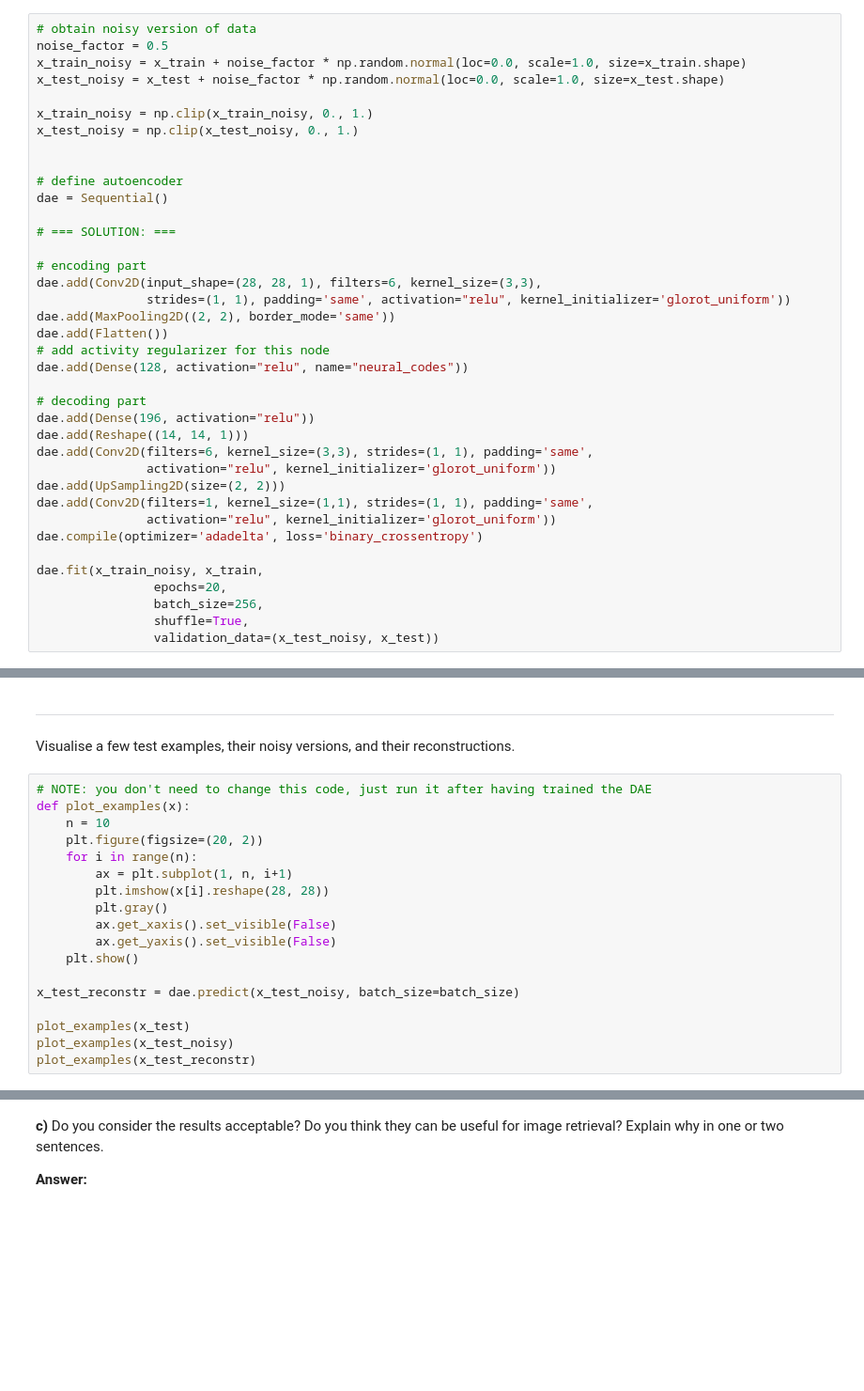
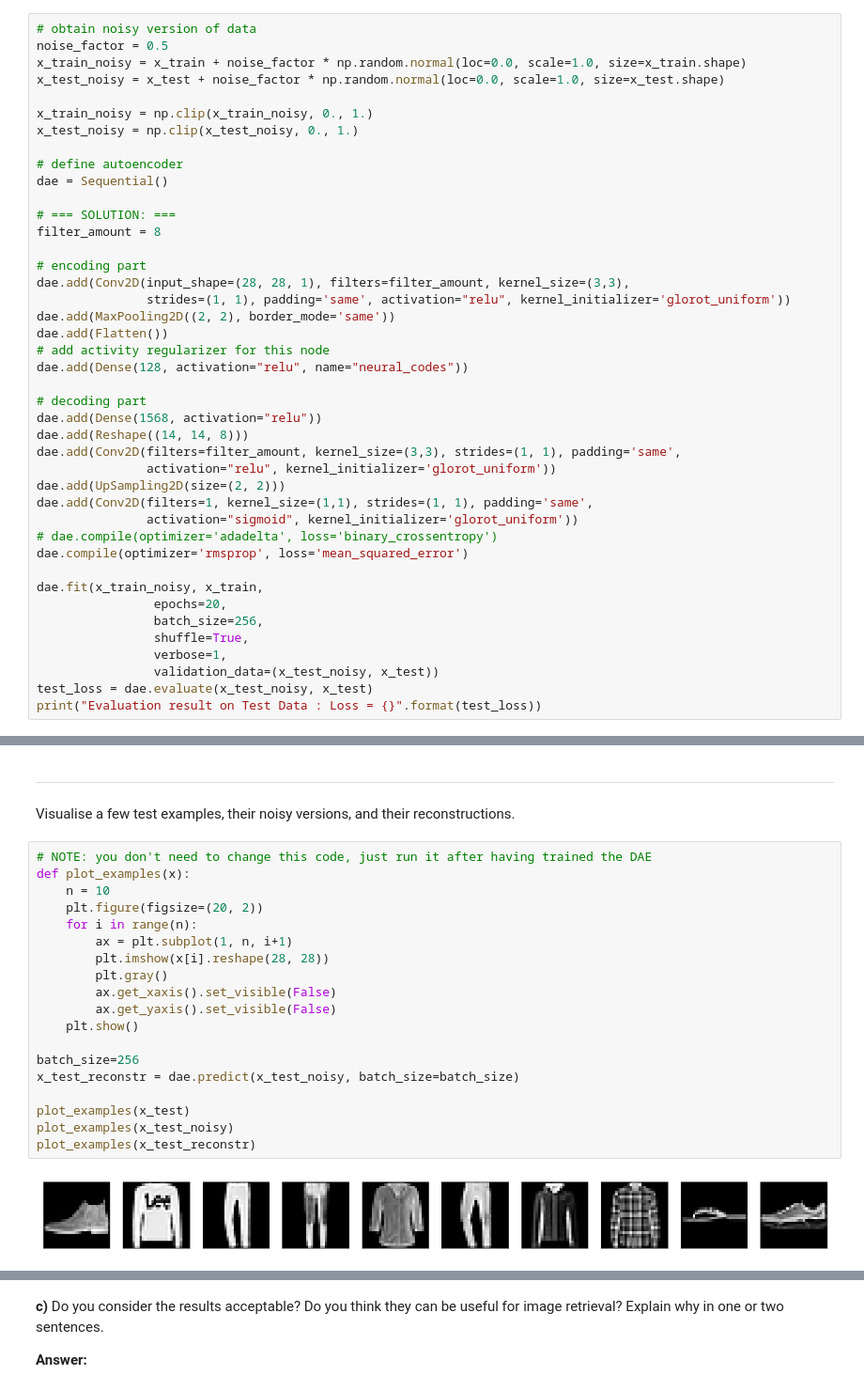
Before and after one commit to jacordero/recsys, a Jupyter notebook: assigment2/Assignment2Mathyn.ipynb, the cells around one changed output, grey strips where cells are left out. Shown at 94% size. Cells and saved outputs as stored; diff of their text form; blank space fills up the shorter version.

```diff
--- a/assigment2/Assignment2Mathyn.ipynb
+++ b/assigment2/Assignment2Mathyn.ipynb
@@ -607,14 +609,14 @@ x_test_noisy = x_test + noise_factor * np.random.normal(loc=0.0, scale=1.0, size
 x_train_noisy = np.clip(x_train_noisy, 0., 1.)
 x_test_noisy = np.clip(x_test_noisy, 0., 1.)
 
-
 # define autoencoder
 dae = Sequential()
 
 # === SOLUTION: ===
+filter_amount = 8
 
 # encoding part
-dae.add(Conv2D(input_shape=(28, 28, 1), filters=6, kernel_size=(3,3),
+dae.add(Conv2D(input_shape=(28, 28, 1), filters=filter_amount, kernel_size=(3,3),
                strides=(1, 1), padding='same', activation="relu", kernel_initializer='glorot_uniform'))
 dae.add(MaxPooling2D((2, 2), border_mode='same'))
 dae.add(Flatten())
@@ -622,20 +624,24 @@ dae.add(Flatten())
 dae.add(Dense(128, activation="relu", name="neural_codes"))
 
 # decoding part
-dae.add(Dense(196, activation="relu"))
-dae.add(Reshape((14, 14, 1)))
-dae.add(Conv2D(filters=6, kernel_size=(3,3), strides=(1, 1), padding='same',
+dae.add(Dense(1568, activation="relu"))
+dae.add(Reshape((14, 14, 8)))
+dae.add(Conv2D(filters=filter_amount, kernel_size=(3,3), strides=(1, 1), padding='same',
                activation="relu", kernel_initializer='glorot_uniform'))
 dae.add(UpSampling2D(size=(2, 2)))
 dae.add(Conv2D(filters=1, kernel_size=(1,1), strides=(1, 1), padding='same',
-               activation="relu", kernel_initializer='glorot_uniform'))
-dae.compile(optimizer='adadelta', loss='binary_crossentropy')
+               activation="sigmoid", kernel_initializer='glorot_uniform'))
+# dae.compile(optimizer='adadelta', loss='binary_crossentropy')
+dae.compile(optimizer='rmsprop', loss='mean_squared_error')
 
 dae.fit(x_train_noisy, x_train,
                 epochs=20,
                 batch_size=256,
                 shuffle=True,
+                verbose=1,
                 validation_data=(x_test_noisy, x_test))
+test_loss = dae.evaluate(x_test_noisy, x_test)
+print("Evaluation result on Test Data : Loss = {}".format(test_loss))
 # %% [output]
 Train on 60000 samples, validate on 10000 samples
 Epoch 1/20
@@ -672,18 +678,21 @@ Visualise a few test examples, their noisy versions, and their reconstructions.
 # %%
 # NOTE: you don't need to change this code, just run it after having trained the DAE
 def plot_examples(x):
     n = 10
     plt.figure(figsize=(20, 2))
     for i in range(n):
         ax = plt.subplot(1, n, i+1)
         plt.imshow(x[i].reshape(28, 28))
         plt.gray()
         ax.get_xaxis().set_visible(False)
         ax.get_yaxis().set_visible(False)
     plt.show()
 
+batch_size=256
 x_test_reconstr = dae.predict(x_test_noisy, batch_size=batch_size)
 
 plot_examples(x_test)
 plot_examples(x_test_noisy)
 plot_examples(x_test_reconstr)
+# %% [output]
+[figure, added]
```
Also changed, not shown: parts of 3 cells of this notebook, 1 other file.
